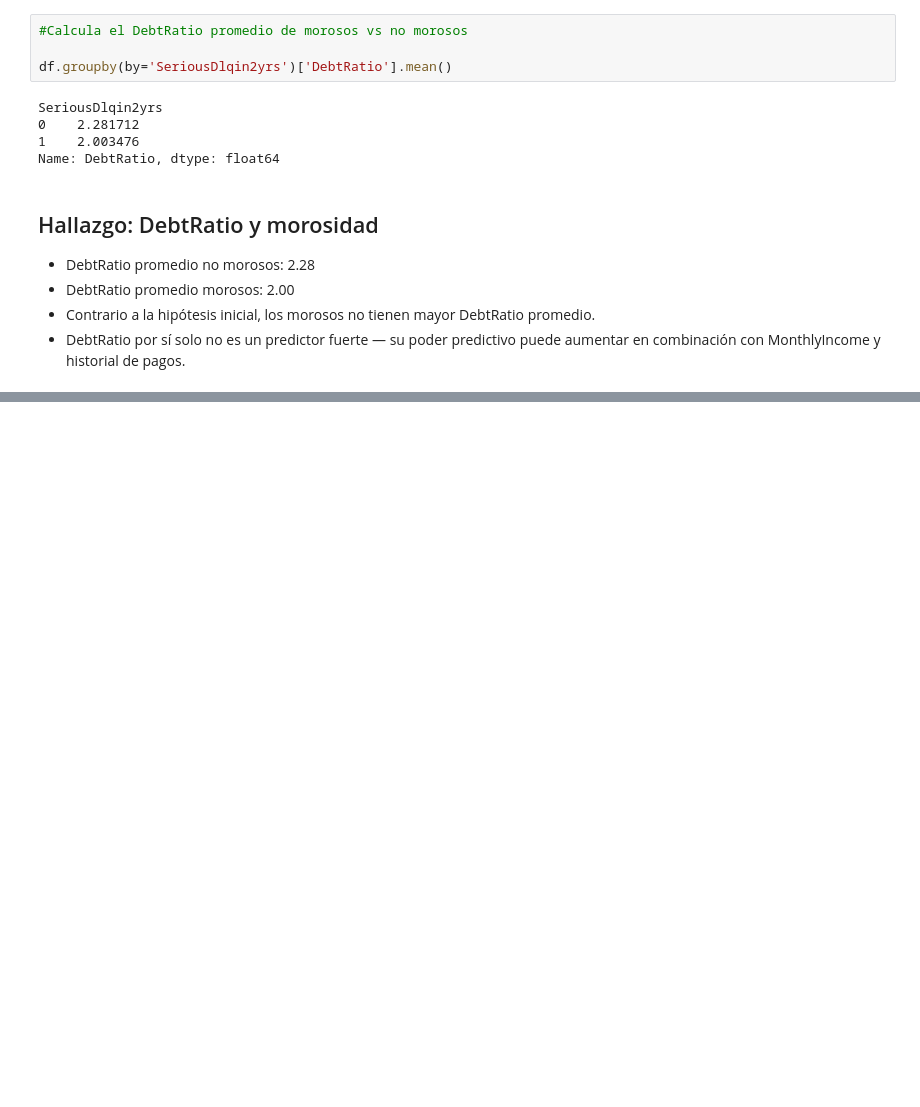
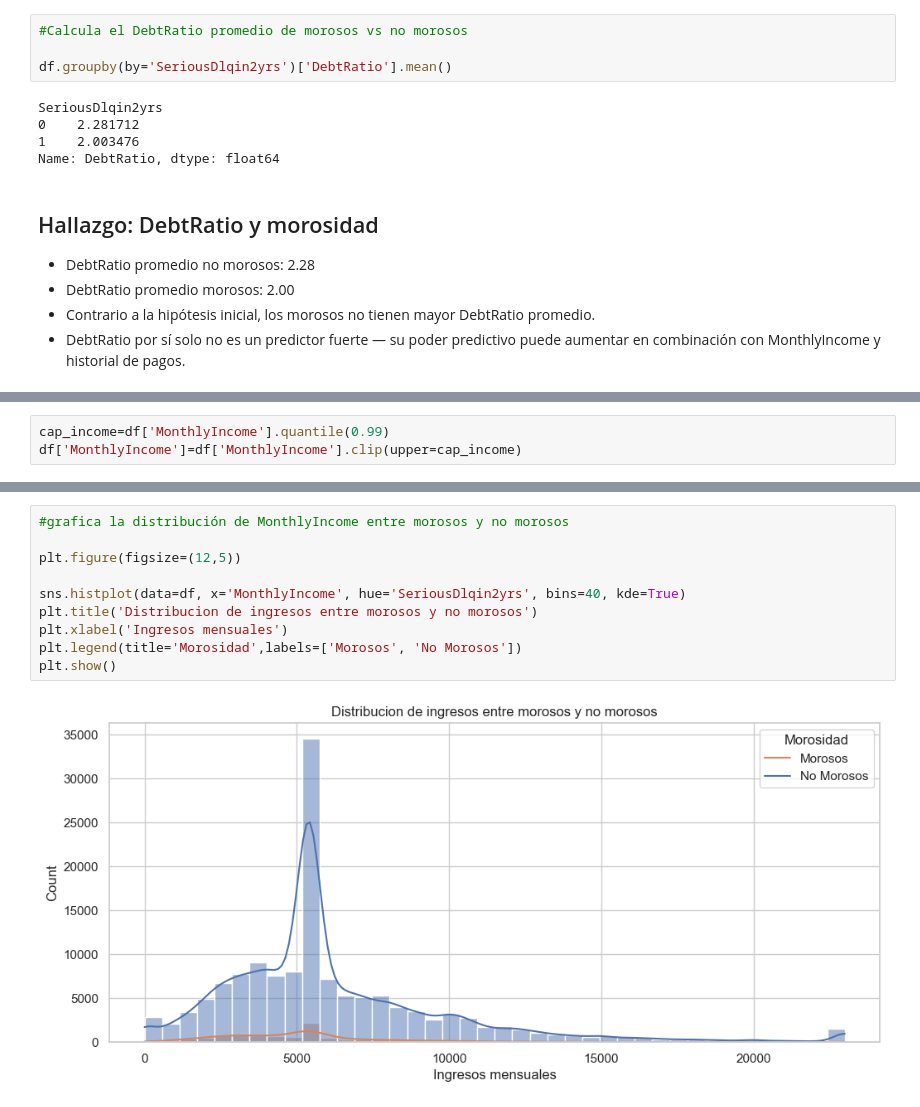
Before and after one commit to nilsondelacruz/credit-risk-analysis, a Jupyter notebook: notebooks/01_eda.ipynb, the cells around one changed output, grey strips where cells are left out. Saved outputs shown, nothing was run; the diff lists cells and outputs as text; blank space fills up the shorter version.

Commit message:
Analisis de variables de morosidad y edad, ingresos

```diff
--- a/notebooks/01_eda.ipynb
+++ b/notebooks/01_eda.ipynb
@@ -298,0 +317,3 @@ Name: DebtRatio, dtype: float64
+# %%
+cap_income=df['MonthlyIncome'].quantile(0.99)
+df['MonthlyIncome']=df['MonthlyIncome'].clip(upper=cap_income)
@@ -298,0 +332,12 @@ Name: DebtRatio, dtype: float64
+# %%
+#grafica la distribución de MonthlyIncome entre morosos y no morosos
+
+plt.figure(figsize=(12,5))
+
+sns.histplot(data=df, x='MonthlyIncome', hue='SeriousDlqin2yrs', bins=40, kde=True)
+plt.title('Distribucion de ingresos entre morosos y no morosos')
+plt.xlabel('Ingresos mensuales')
+plt.legend(title='Morosidad',labels=['Morosos', 'No Morosos'])
+plt.show()
+# %% [output]
+[figure, added]
```
Also changed, not shown: parts of 5 cells of this notebook.
